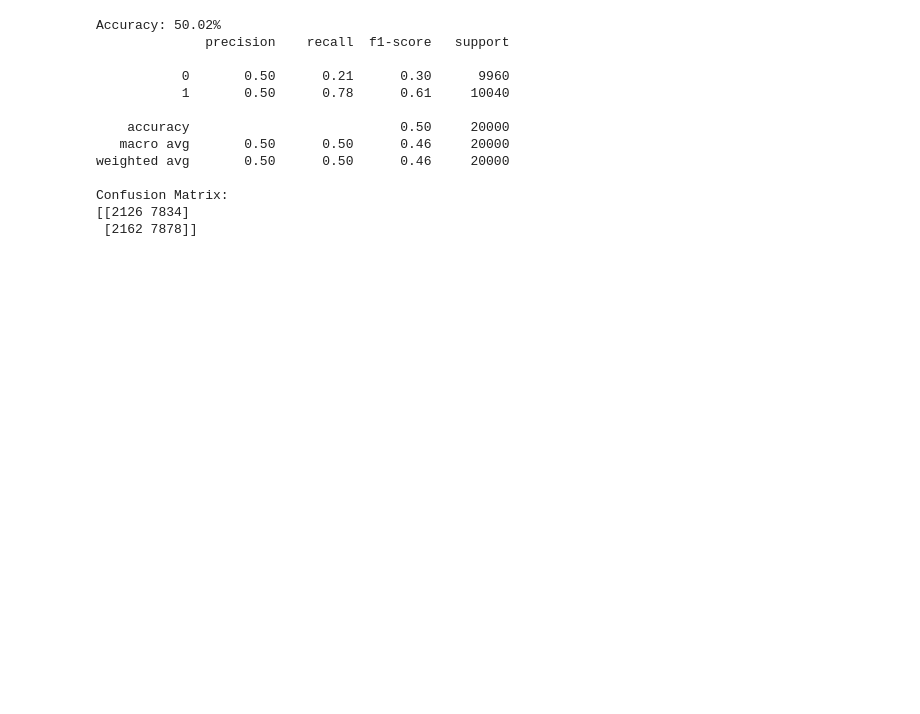
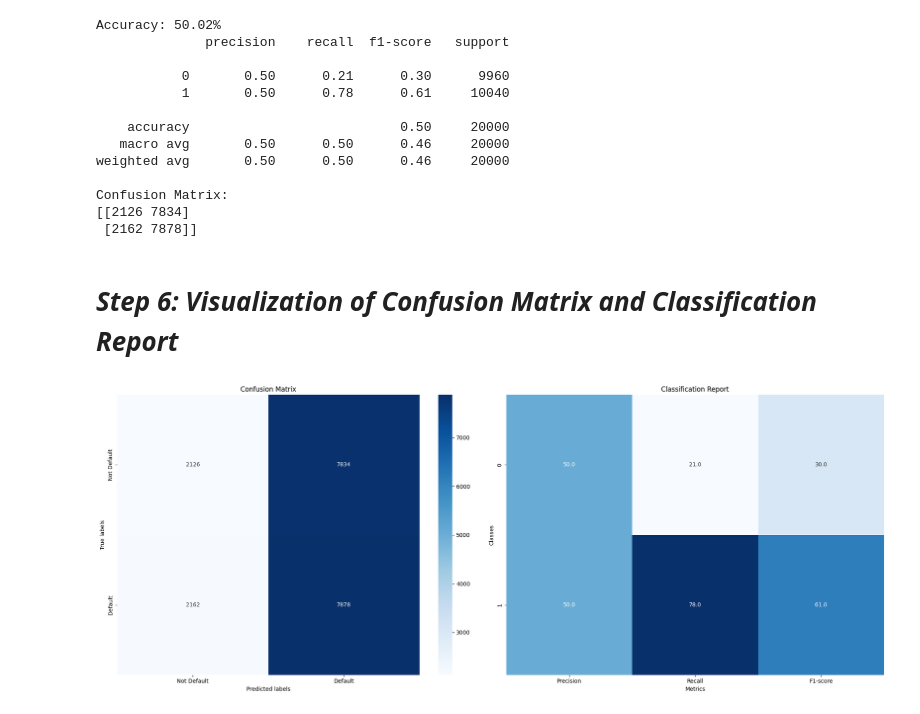
Before and after one commit to sush0677/Loan_Default_Prediction, a Jupyter notebook: predictive_analysis.ipynb, the cells around one changed output. Cells and saved outputs as stored; diff of their text form; code cells hidden in the pictures; blank space fills up the shorter version.

```diff
--- a/predictive_analysis.ipynb
+++ b/predictive_analysis.ipynb
@@ -83,7 +83,8 @@ y_pred = stacking_model.predict(X_test_scaled)
 # Evaluation
 accuracy = accuracy_score(y_test, y_pred)
 print(f'Accuracy: {accuracy*100:.2f}%')
-print(classification_report(y_test, y_pred))
+cr = classification_report(y_test, y_pred)
+print(cr)
 
 # Confusion Matrix
 cm = confusion_matrix(y_test, y_pred)
@@ -103,3 +104,42 @@ weighted avg       0.50      0.50      0.46     20000
 Confusion Matrix:
 [[2126 7834]
  [2162 7878]]
+# %% [markdown]
+# ***Step 6: Visualization of Confusion Matrix and Classification Report***
+# %%
+def plot_classification_report(cr, ax, title='Classification Report', cmap=plt.cm.Blues):
+    lines = cr.split('\n')
+    classes = []
+    plotMat = []
+    for line in lines[2: (len(lines) - 5)]:  # Exclude the summary rows
+        t = line.split()
+        classes.append(t[0])
+        # Convert to percentages
+        v = [float(x) * 100 for x in t[1: len(t) - 1]]
+        plotMat.append(v)
+
+    plotMat = np.array(plotMat)
+    sns.heatmap(plotMat, annot=True, cmap=cmap, ax=ax, cbar=False,
+                xticklabels=['Precision', 'Recall', 'F1-score'],
+                yticklabels=classes, fmt=".1f")
+    ax.set_title(title)
+    ax.set_xlabel('Metrics')
+    ax.set_ylabel('Classes')
+
+fig, ax = plt.subplots(1, 2, figsize=(20, 8))
+
+# Plot Confusion Matrix (Assuming cm is already defined)
+sns.heatmap(cm, annot=True, fmt="d", cmap='Blues', ax=ax[0],
+            xticklabels=['Not Default', 'Default'],
+            yticklabels=['Not Default', 'Default'])
+ax[0].set_xlabel('Predicted labels')
+ax[0].set_ylabel('True labels')
+ax[0].set_title('Confusion Matrix')
+
+# Plot Classification Report
+plot_classification_report(cr, ax=ax[1], title='Classification Report', cmap=plt.cm.Blues)
+
+plt.tight_layout()
+plt.show()
+# %% [output]
+[figure, added]
```
